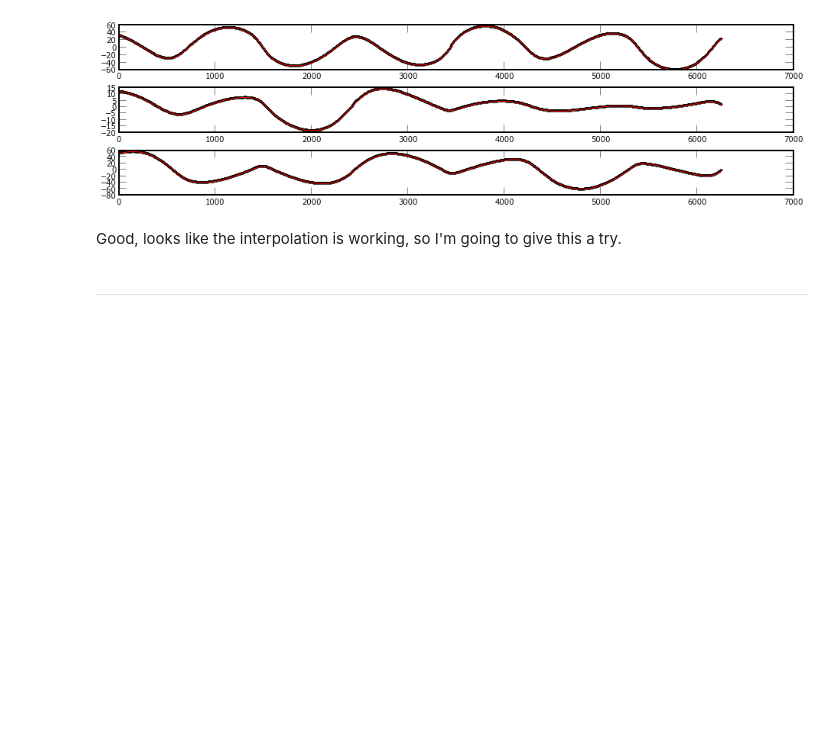
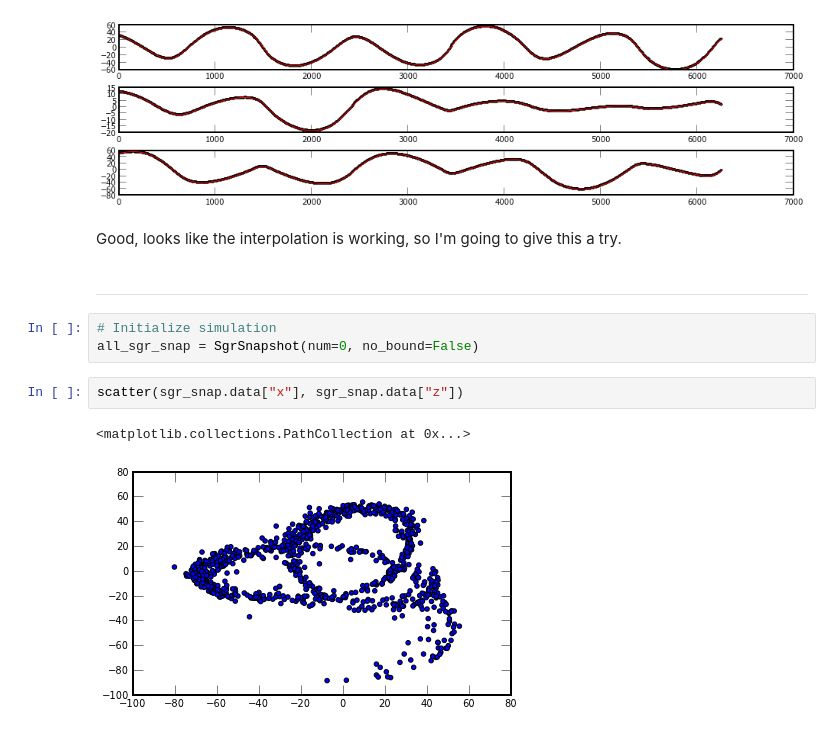
Before and after one commit to adrn/streams, a Jupyter notebook: docs/Streams - Back Integrate Particles.ipynb, the cells around one changed output. Cells and saved outputs as stored; diff of their text form; blank space fills up the shorter version.

```diff
--- a/docs/Streams - Back Integrate Particles.ipynb
+++ b/docs/Streams - Back Integrate Particles.ipynb
@@ -352,3 +321,11 @@ Good, looks like the interpolation is working, so I'm going
 to give this a try.
 # %% [markdown]
 ------------------
+# %%
+# Initialize simulation
+all_sgr_snap = SgrSnapshot(num=0, no_bound=False)
+# %%
+scatter(sgr_snap.data["x"], sgr_snap.data["z"])
+# %% [output]
+<matplotlib.collections.PathCollection at 0x...>
+[figure, added]
```
Also changed, not shown: parts of 8 cells of this notebook.
